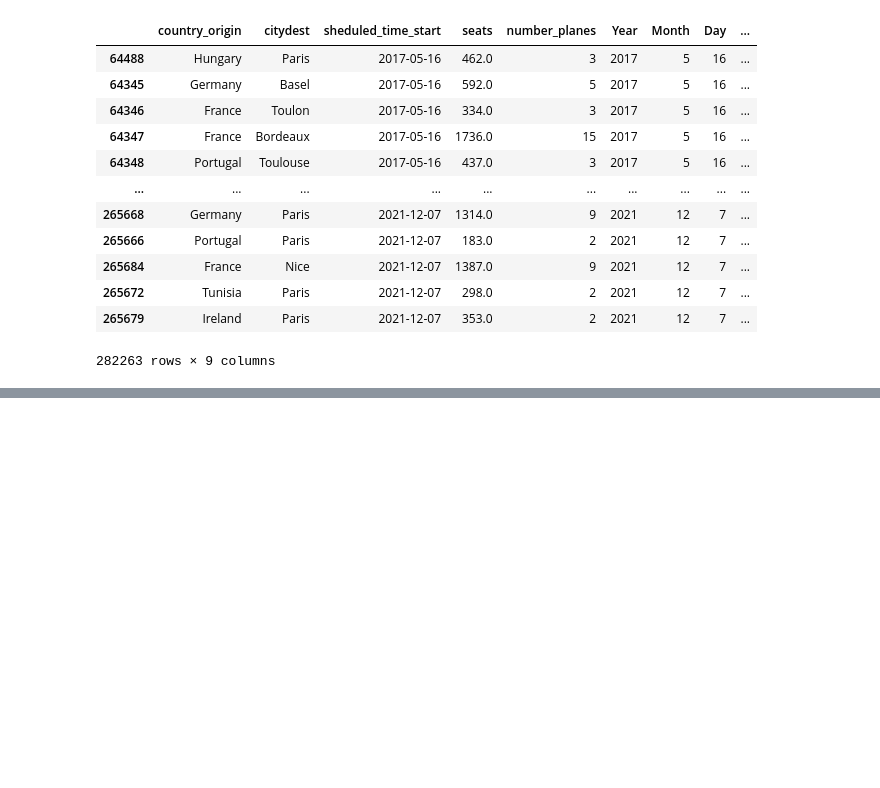
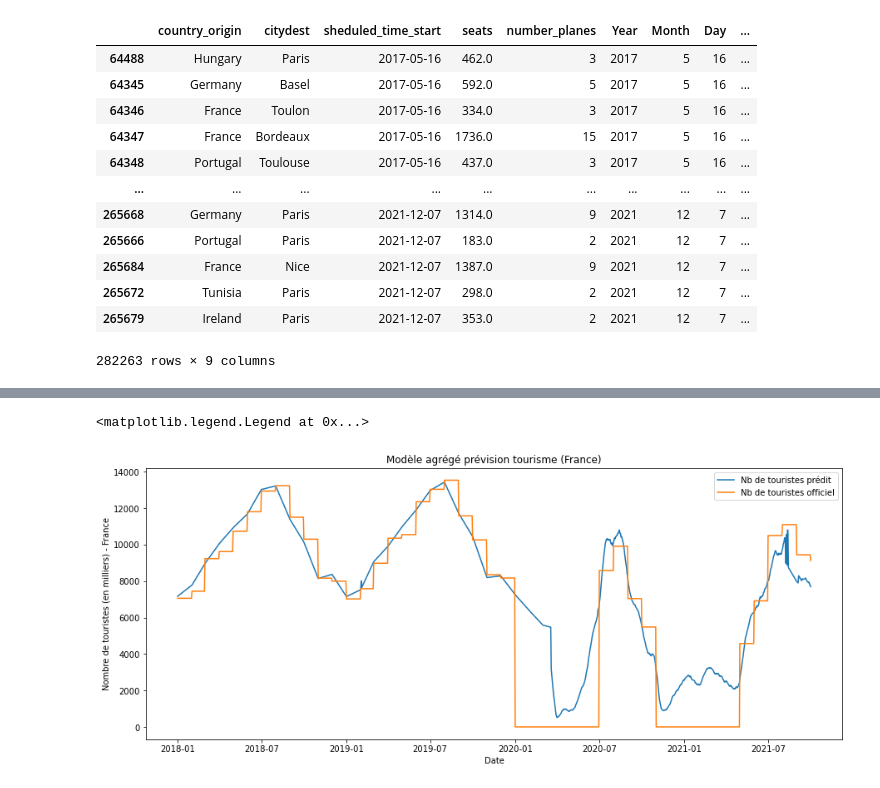
Before and after one commit to julienowack/stat_app, a Jupyter notebook: Agregation_modeles.ipynb, the cells around one changed output, grey strips where cells are left out. Cells and saved outputs as stored; diff of their text form; code cells hidden in the pictures; blank space fills up the shorter version.

Commit message:
Modèle final

```diff
--- a/Agregation_modeles.ipynb
+++ b/Agregation_modeles.ipynb
@@ -102,0 +142,3 @@ df_paris
+# %%
+#on remet la colonne avec la date
+df_air_trafic3 = df_air_trafic2.reset_index()
@@ -119,0 +255,21 @@ Name: variation_sieges_pourcentage, dtype: float64
+# %%
+x = prevision_touristes["date"]
+
+y1 = prevision_touristes["France métropolitaine"]
+
+nb_touristes_off = df_France_Official_Data2.groupby('date').sum().reset_index()
+df_days = pd.DataFrame(pd.date_range("2018-01-01", "2021-10-01")).rename(columns={0:"date"})
+nb_touristes_off_jour = df_days.merge(nb_touristes_off, how="left").set_index('date')
+nb_touristes_off_jour['value_in_thousands'] = nb_touristes_off_jour['value_in_thousands'].ffill()
+y2 = nb_touristes_off_jour['value_in_thousands']
+
+plt.figure(1, figsize=(15, 6))
+plt.plot(x, y1, label="Nb de touristes prédit")
+plt.plot(x, y2, label="Nb de touristes officiel")
+plt.title('Modèle agrégé prévision tourisme (France)')
+plt.xlabel('Date')
+plt.ylabel("Nombre de touristes (en milliers) - France")
+plt.legend()
+# %% [output]
+<matplotlib.legend.Legend at 0x...>
+[figure, added]
```
Also changed, not shown: parts of 30 cells of this notebook.
